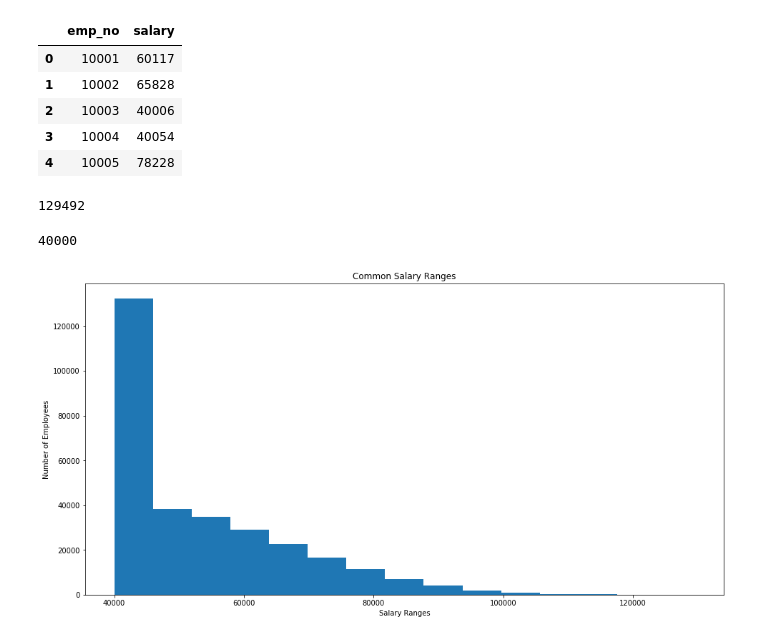
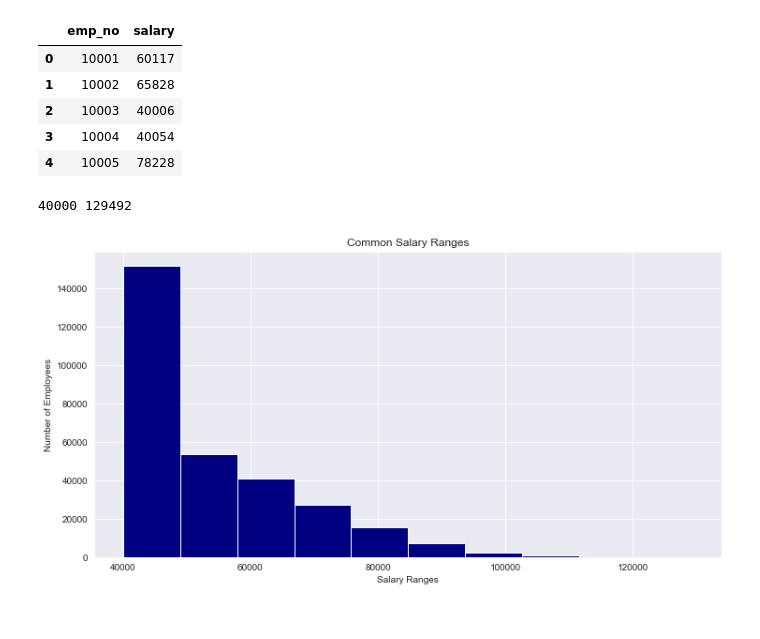
Before and after one commit to bay0624/sql-challenge, a Jupyter notebook: EmployeeSQL/EmployeeSQL_viz.ipynb, the cells around one changed output. Saved outputs shown, nothing was run; the diff lists cells and outputs as text; code cells hidden in the pictures.

Commit message:
Add histogram and bar graph

```diff
--- a/EmployeeSQL/EmployeeSQL_viz.ipynb
+++ b/EmployeeSQL/EmployeeSQL_viz.ipynb
@@ -28,21 +28,17 @@ salary_data.head()
 | 2 | 10003 | 40006 |
 | 3 | 10004 | 40054 |
 | 4 | 10005 | 78228 |
-# %%
-salary_data["salary"].max()
-# %% [output]
-129492
-# %%
-salary_data["salary"].min()
-# %% [output]
-40000
+# %%
+print(salary_data["salary"].min(), salary_data["salary"].max())
+# %% [output]
+40000 129492
 # %%
-plt.figure(figsize=(16,8))
-plt.tight_layout()
+plt.figure(figsize=(12,6))
 plt.title("Common Salary Ranges")
 plt.xlabel("Salary Ranges")
 plt.ylabel("Number of Employees")
-salary_data["salary"].hist(bins=15)
-plt.grid(False)
+sns.set_style("darkgrid")
+sns.histplot(data = salary_data["salary"], color="navy", alpha=1, bins=10)
+plt.show()
 # %% [output]
-[figure, old version]
+[figure, new version]
```
Also changed, not shown: parts of 7 cells of this notebook.
